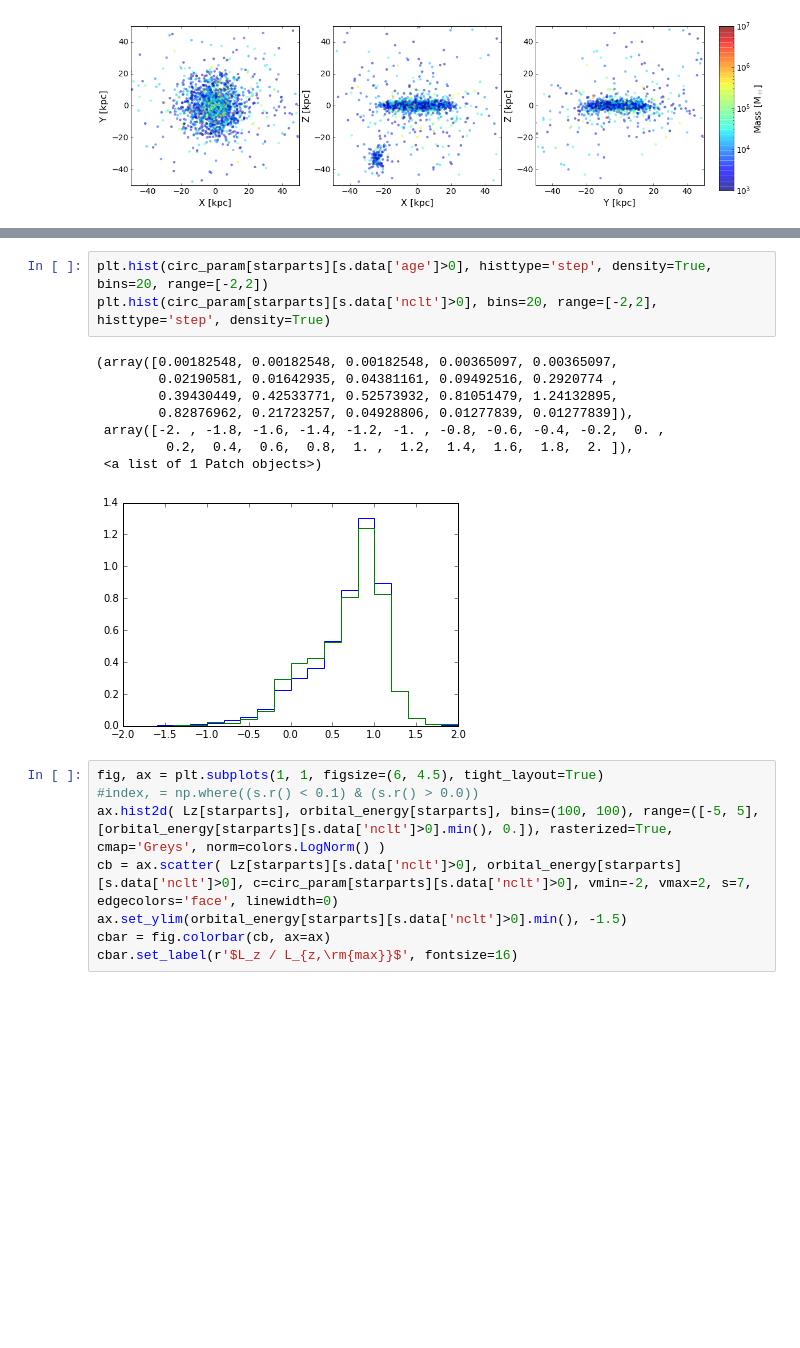
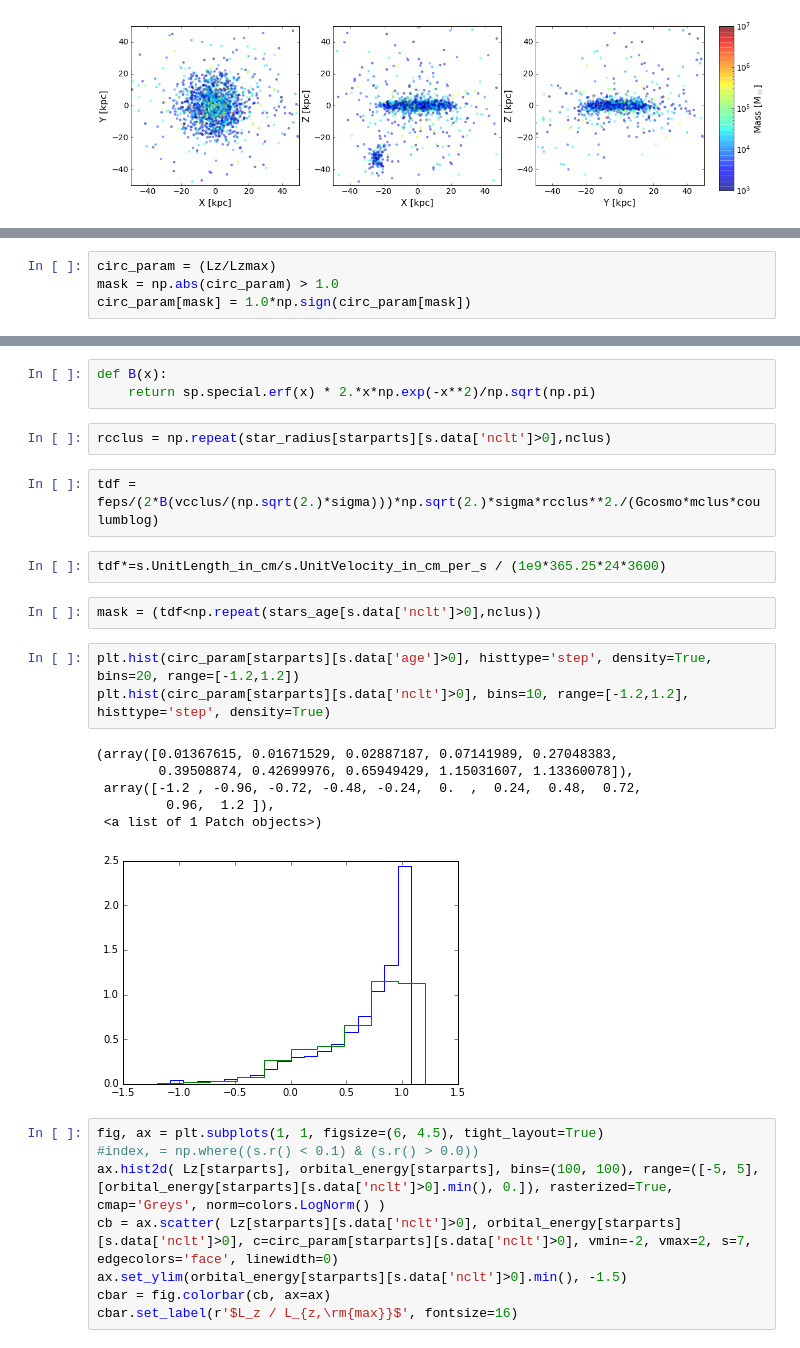
Before and after one commit to pablocoque/post_process_routines, a Jupyter notebook: src/analysis.ipynb, the cells around one changed output, grey strips where cells are left out. Cells and saved outputs as stored; diff of their text form; blank space fills up the shorter version.

```diff
--- a/src/analysis.ipynb
+++ b/src/analysis.ipynb
@@ -179,0 +177,4 @@ circ_param = (Lz/Lzmax)
+# %%
+circ_param = (Lz/Lzmax)
+mask = np.abs(circ_param) > 1.0
+circ_param[mask] = 1.0*np.sign(circ_param[mask])
@@ -180,15 +200,24 @@ circ_param = (Lz/Lzmax)
+# %%
+def B(x):
+    return sp.special.erf(x) * 2.*x*np.exp(-x**2)/np.sqrt(np.pi)
+# %%
+rcclus = np.repeat(star_radius[starparts][s.data['nclt']>0],nclus)
+# %%
+tdf = feps/(2*B(vcclus/(np.sqrt(2.)*sigma)))*np.sqrt(2.)*sigma*rcclus**2./(Gcosmo*mclus*coulumblog)
+# %%
+tdf*=s.UnitLength_in_cm/s.UnitVelocity_in_cm_per_s / (1e9*365.25*24*3600)
+# %%
+mask = (tdf<np.repeat(stars_age[s.data['nclt']>0],nclus))
 # %%
-plt.hist(circ_param[starparts][s.data['age']>0], histtype='step', density=True, bins=20, range=[-2,2])
-plt.hist(circ_param[starparts][s.data['nclt']>0], bins=20, range=[-2,2], histtype='step', density=True)
+plt.hist(circ_param[starparts][s.data['age']>0], histtype='step', density=True, bins=20, range=[-1.2,1.2])
+plt.hist(circ_param[starparts][s.data['nclt']>0], bins=10, range=[-1.2,1.2], histtype='step', density=True)
 # %% [output]
-(array([0.00182548, 0.00182548, 0.00182548, 0.00365097, 0.00365097,
-        0.02190581, 0.01642935, 0.04381161, 0.09492516, 0.2920774 ,
-        0.39430449, 0.42533771, 0.52573932, 0.81051479, 1.24132895,
-        0.82876962, 0.21723257, 0.04928806, 0.01277839, 0.01277839]),
- array([-2. , -1.8, -1.6, -1.4, -1.2, -1. , -0.8, -0.6, -0.4, -0.2,  0. ,
-         0.2,  0.4,  0.6,  0.8,  1. ,  1.2,  1.4,  1.6,  1.8,  2. ]),
+(array([0.01367615, 0.01671529, 0.02887187, 0.07141989, 0.27048383,
+        0.39508874, 0.42699976, 0.65949429, 1.15031607, 1.13360078]),
+ array([-1.2 , -0.96, -0.72, -0.48, -0.24,  0.  ,  0.24,  0.48,  0.72,
+         0.96,  1.2 ]),
  <a list of 1 Patch objects>)
-[figure, old version]
+[figure, new version]
 # %%
 fig, ax = plt.subplots(1, 1, figsize=(6, 4.5), tight_layout=True)
 #index, = np.where((s.r() < 0.1) & (s.r() > 0.0))
```
Also changed, not shown: parts of 9 cells of this notebook, 2 other files.
